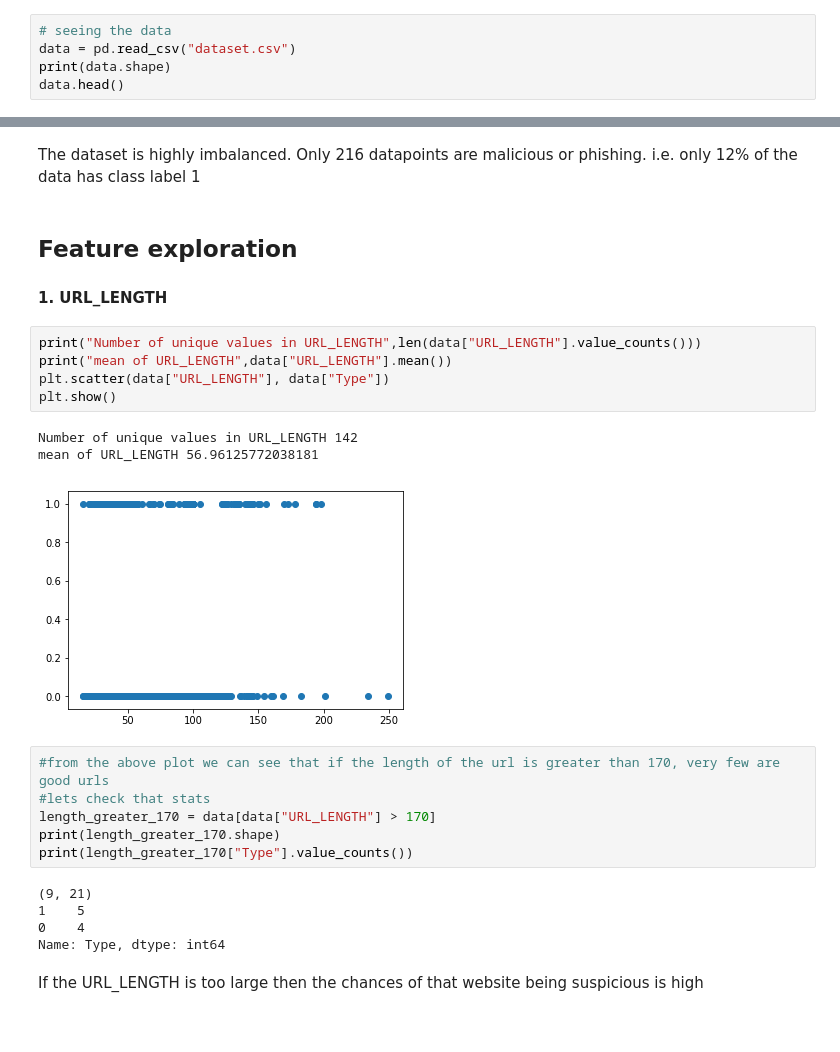
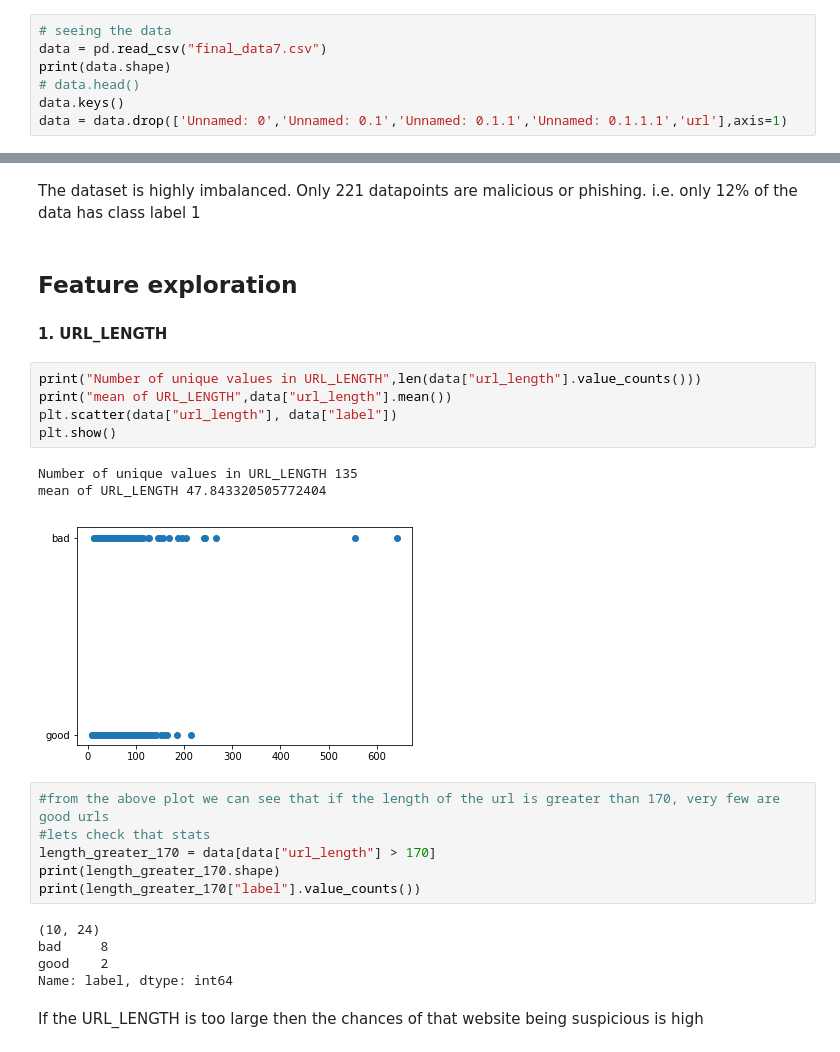
Before and after one commit to agarwal29796/fraud_page_detection, a Jupyter notebook: exploration.ipynb, the cells around one changed output, grey strips where cells are left out. Saved outputs shown, nothing was run; the diff lists cells and outputs as text.

```diff
--- a/exploration.ipynb
+++ b/exploration.ipynb
@@ -6,6 +7,8 @@ import seaborn as sns
 # %%
 # seeing the data
-data = pd.read_csv("dataset.csv")
+data = pd.read_csv("final_data7.csv")
 print(data.shape)
-data.head()
+# data.head()
+data.keys()
+data = data.drop(['Unnamed: 0','Unnamed: 0.1','Unnamed: 0.1.1','Unnamed: 0.1.1.1','url'],axis=1)
 # %% [output]
@@ -28,28 +32,28 @@ Name: Type, dtype: int64
 # %% [markdown]
-The dataset is highly imbalanced. Only 216 datapoints are malicious or phishing. i.e. only 12% of the data has class label 1
+The dataset is highly imbalanced. Only 221 datapoints are malicious or phishing. i.e. only 12% of the data has class label 1
 # %% [markdown]
 ## Feature exploration
 #### 1. URL_LENGTH
 # %%
-print("Number of unique values in URL_LENGTH",len(data["URL_LENGTH"].value_counts()))
-print("mean of URL_LENGTH",data["URL_LENGTH"].mean())
-plt.scatter(data["URL_LENGTH"], data["Type"])
+print("Number of unique values in URL_LENGTH",len(data["url_length"].value_counts()))
+print("mean of URL_LENGTH",data["url_length"].mean())
+plt.scatter(data["url_length"], data["label"])
 plt.show()
 # %% [output]
-Number of unique values in URL_LENGTH 142
-mean of URL_LENGTH 56.96125772038181
+Number of unique values in URL_LENGTH 135
+mean of URL_LENGTH 47.843320505772404
-[figure, old version]
+[figure, new version]
 # %%
 #from the above plot we can see that if the length of the url is greater than 170, very few are good urls
 #lets check that stats
-length_greater_170 = data[data["URL_LENGTH"] > 170]
+length_greater_170 = data[data["url_length"] > 170]
 print(length_greater_170.shape)
-print(length_greater_170["Type"].value_counts())
+print(length_greater_170["label"].value_counts())
 # %% [output]
-(9, 21)
-1    5
-0    4
-Name: Type, dtype: int64
+(10, 24)
+bad     8
+good    2
+Name: label, dtype: int64
 # %% [markdown]
 If the URL_LENGTH is too large then the chances of that website being suspicious is high
 # %% [markdown]
```
Also changed, not shown: parts of 34 cells of this notebook.
